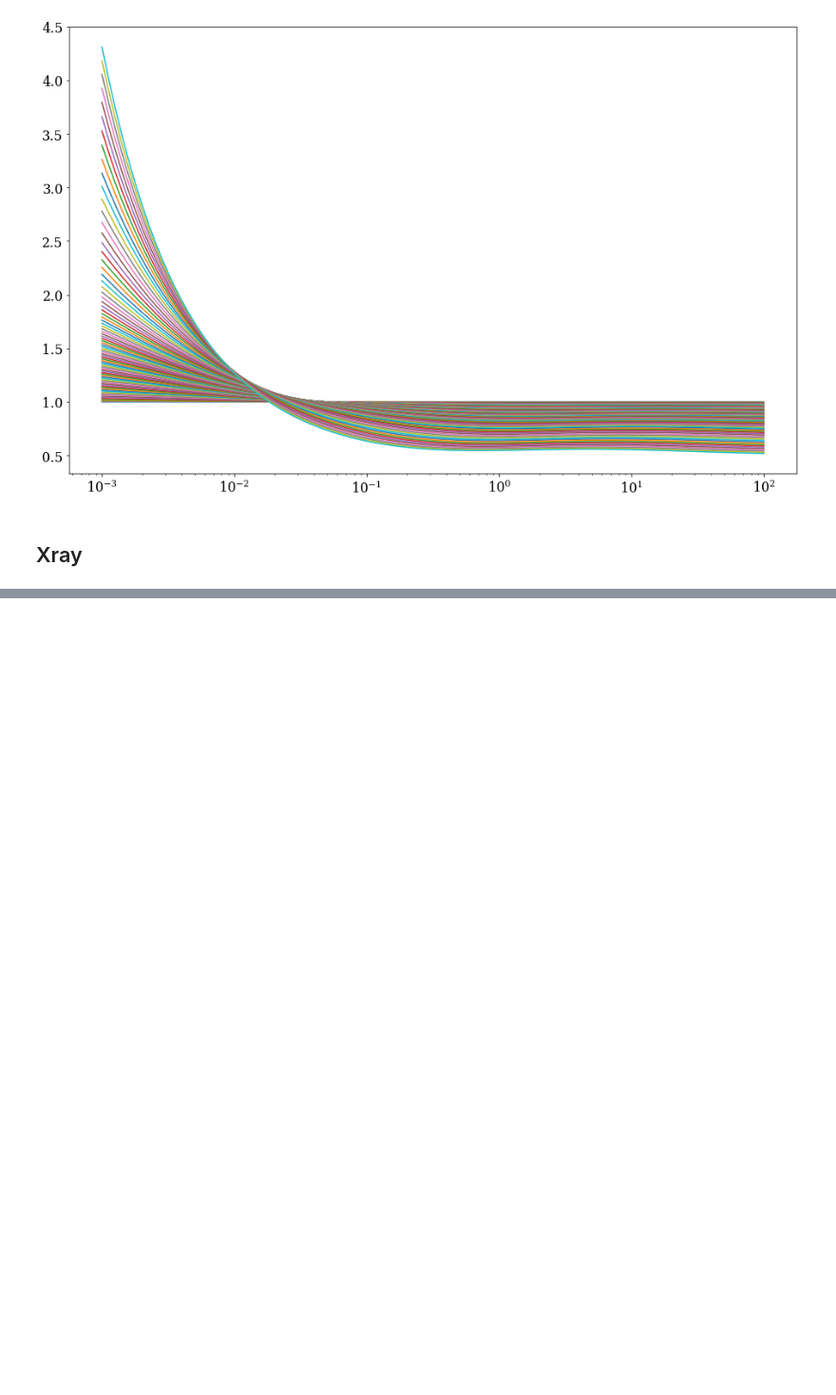
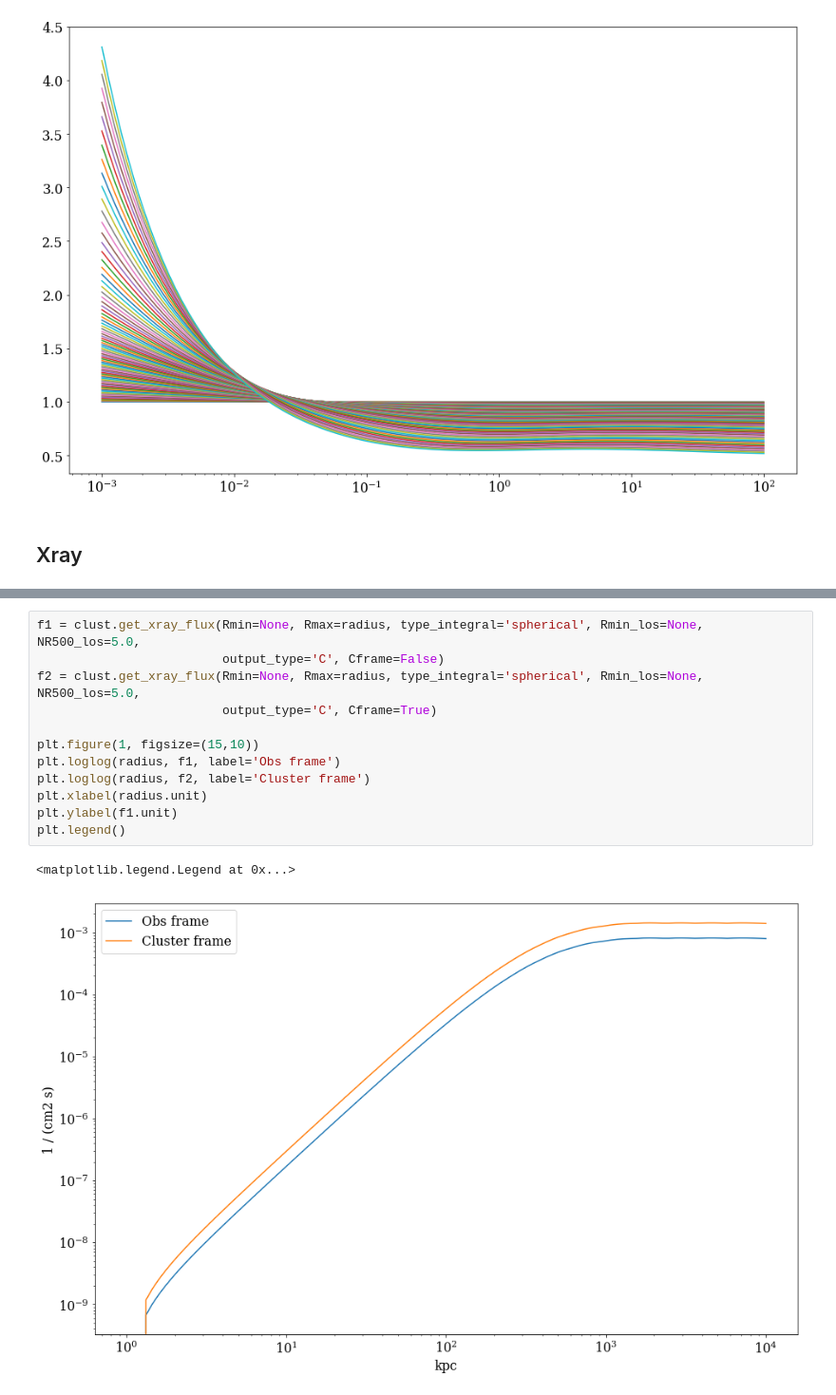
Before and after one commit to renlliang3/ClusterModel, a Jupyter notebook: notebook/model_test_cluster_frame.ipynb, the cells around one changed output, grey strips where cells are left out. Shown at 95% size. Cells and saved outputs as stored; diff of their text form; blank space fills up the shorter version.

```diff
--- a/notebook/model_dev_parameters.ipynb
+++ b/notebook/model_test_cluster_frame.ipynb
@@ -421,0 +440,15 @@ plt.legend()
+# %%
+f1 = clust.get_xray_flux(Rmin=None, Rmax=radius, type_integral='spherical', Rmin_los=None, NR500_los=5.0,
+                         output_type='C', Cframe=False)
+f2 = clust.get_xray_flux(Rmin=None, Rmax=radius, type_integral='spherical', Rmin_los=None, NR500_los=5.0,
+                         output_type='C', Cframe=True)
+
+plt.figure(1, figsize=(15,10))
+plt.loglog(radius, f1, label='Obs frame')
+plt.loglog(radius, f2, label='Cluster frame')
+plt.xlabel(radius.unit)
+plt.ylabel(f1.unit)
+plt.legend()
+# %% [output]
+<matplotlib.legend.Legend at 0x...>
+[figure, added]
```
Also changed, not shown: parts of 6 cells of this notebook.
